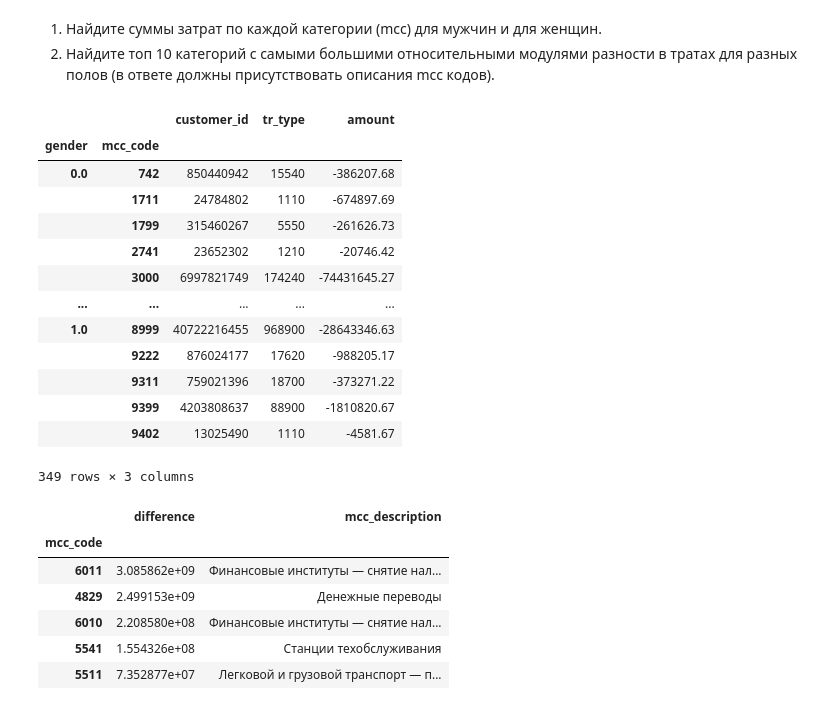
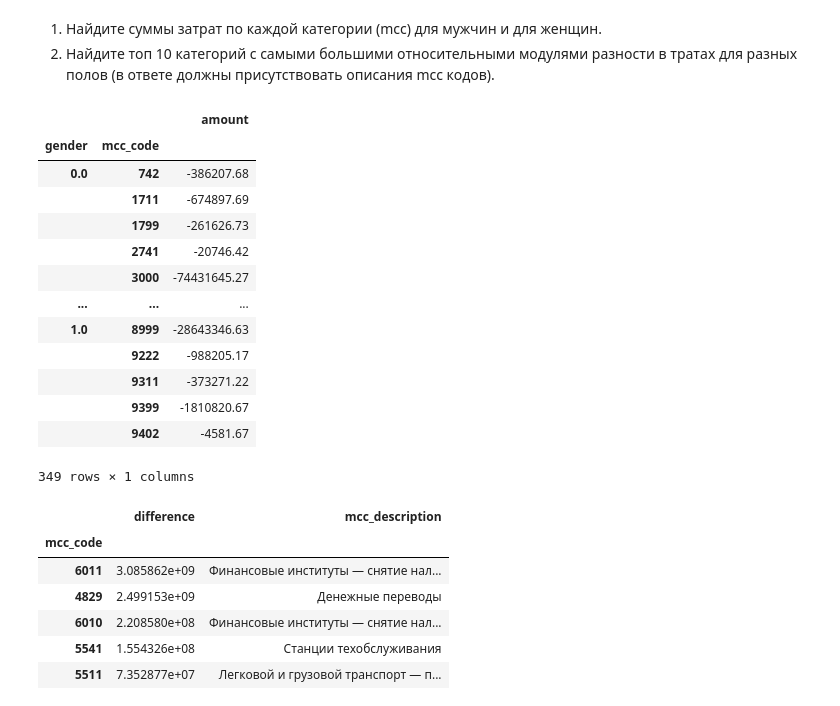
Before and after one commit to eispoohw/CS493-Math-Methods-in-ML, a Jupyter notebook: lab2.ipynb, the cells around one changed output. Drawn from its saved outputs; the diff is of its cells as text; code cells hidden in the pictures.

```diff
--- a/lab2.ipynb
+++ b/lab2.ipynb
@@ -340,24 +362,24 @@ smallest[smallest.index.get_level_values(1).duplicated()].reset_index()[['tr_typ
 1. Найдите суммы затрат по каждой категории (mcc) для мужчин и для женщин.
 2. Найдите топ 10 категорий с самыми большими относительными модулями разности в тратах для разных полов (в ответе должны присутствовать описания mcc кодов).
 # %%
-outcomes = nt[nt.amount < 0]
-outcomes = outcomes.groupby(['gender', 'mcc_code'], as_index=True).sum('amount')
+outcomes = nt[nt.amount < 0][['gender', 'mcc_code', 'amount']]
+outcomes = outcomes.groupby(['gender', 'mcc_code'], as_index=True).sum(['amount'])
 outcomes
 # %% [output]
-|  |  | customer_id | tr_type | amount |
-| gender | mcc_code |  |  |  |
-| 0.0 | 742 | 850440942 | 15540 | -386207.68 |
-|  | 1711 | 24784802 | 1110 | -674897.69 |
-|  | 1799 | 315460267 | 5550 | -261626.73 |
-|  | 2741 | 23652302 | 1210 | -20746.42 |
-|  | 3000 | 6997821749 | 174240 | -74431645.27 |
-| ... | ... | ... | ... | ... |
-| 1.0 | 8999 | 40722216455 | 968900 | -28643346.63 |
-|  | 9222 | 876024177 | 17620 | -988205.17 |
-|  | 9311 | 759021396 | 18700 | -373271.22 |
-|  | 9399 | 4203808637 | 88900 | -1810820.67 |
-|  | 9402 | 13025490 | 1110 | -4581.67 |
+|  |  | amount |
+| gender | mcc_code |  |
+| 0.0 | 742 | -386207.68 |
+|  | 1711 | -674897.69 |
+|  | 1799 | -261626.73 |
+|  | 2741 | -20746.42 |
+|  | 3000 | -74431645.27 |
+| ... | ... | ... |
+| 1.0 | 8999 | -28643346.63 |
+|  | 9222 | -988205.17 |
+|  | 9311 | -373271.22 |
+|  | 9399 | -1810820.67 |
+|  | 9402 | -4581.67 |
-349 rows × 3 columns
+349 rows × 1 columns
 # %%
 outcomes_fem = outcomes[outcomes.index.get_level_values(0) == 0].reset_index(level=0, drop=True)[['amount']]
 outcomes_male = outcomes[outcomes.index.get_level_values(0) == 1].reset_index(level=0, drop=True)[['amount']]
```
Also changed, not shown: parts of 21 cells of this notebook.
